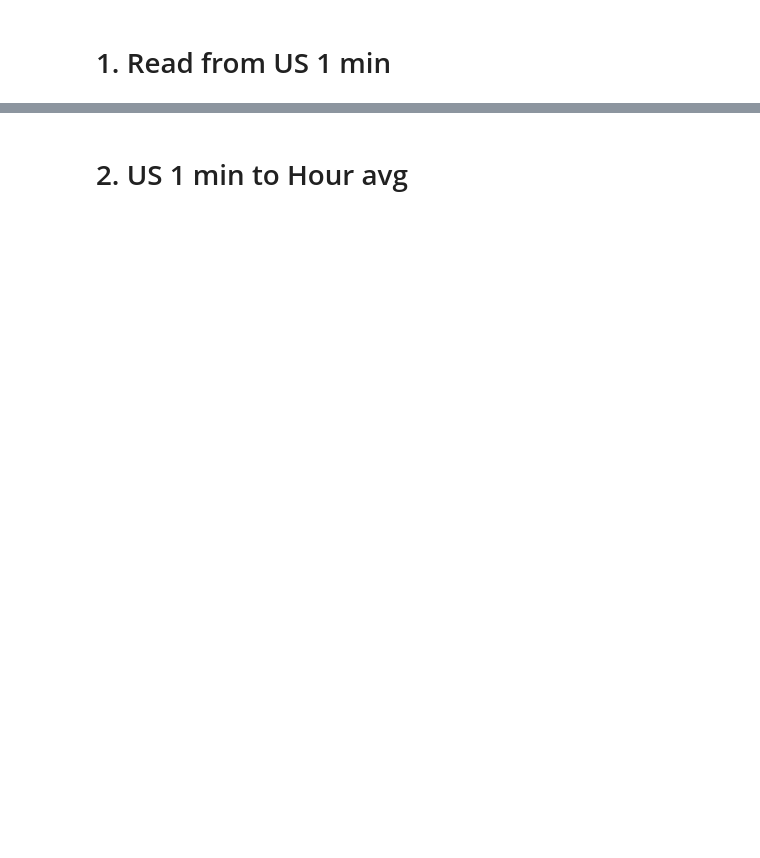
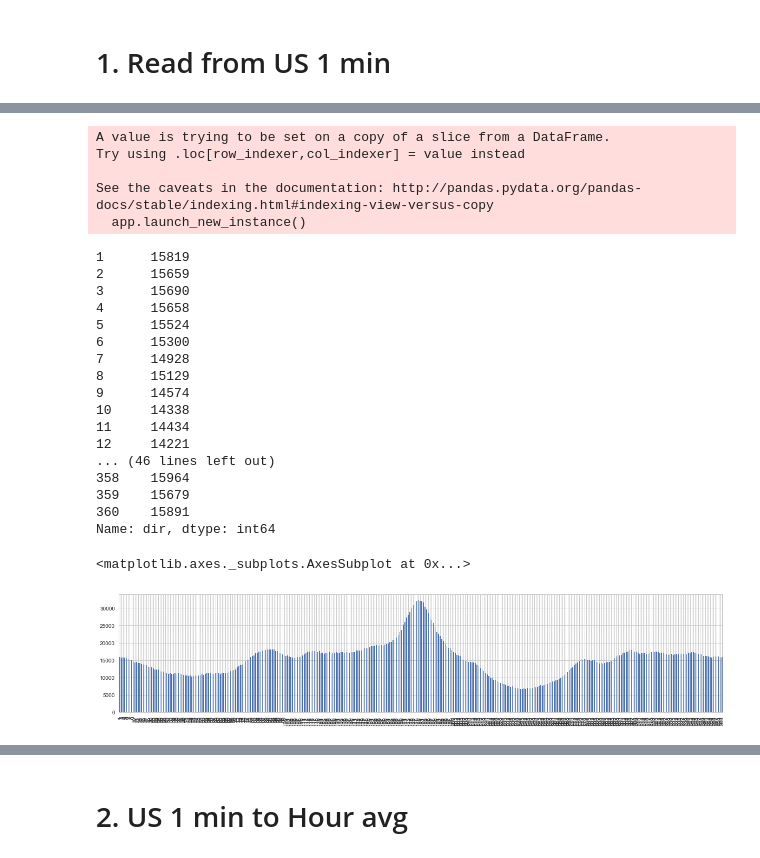
Before and after one commit to cqcn1991/Wind-Speed-Analysis, a Jupyter notebook: file_format.ipynb, the cells around one changed output, grey strips where cells are left out. Saved outputs shown, nothing was run; the diff lists cells and outputs as text; code cells hidden in the pictures; blank space fills up the shorter version.

```diff
--- a/file_format.ipynb
+++ b/file_format.ipynb
@@ -8,0 +8,9 @@ codecs.open('test.html', 'w', encoding='utf-8').write(output)
+# %%
+# file_dir = 'DSM'
+# file_dir = 'SPI'
+# file_dir = 'MSP'
+
+# file_dir = 'DEN'
+# file_dir = 'BIS'
+# file_dir = 'LNK'
+file_dir = 'TOP'
@@ -27,0 +95,34 @@ df.to_csv('DSM/DSM.csv', index=False)
+# %%
+# Drop non-integer data for direction
+df = df[df['dir'].apply(lambda x: str(x).isdigit())]
+df['dir']=pd.to_numeric(df['dir'], downcast='integer', errors='coerce')
+df = df[df['dir'].isin(arange(0,361))]
+# Need to consider 0
+
+display(df.dir.value_counts().sort_index())
+df.dir.value_counts().sort_index().plot(kind='bar', figsize=(20,4))
+# %% [output]
+A value is trying to be set on a copy of a slice from a DataFrame.
+Try using .loc[row_indexer,col_indexer] = value instead
+
+See the caveats in the documentation: http://pandas.pydata.org/pandas-docs/stable/indexing.html#indexing-view-versus-copy
+  app.launch_new_instance()
+1      15819
+2      15659
+3      15690
+4      15658
+5      15524
+6      15300
+7      14928
+8      15129
+9      14574
+10     14338
+11     14434
+12     14221
+... (46 lines left out)
+358    15964
+359    15679
+360    15891
+Name: dir, dtype: int64
+<matplotlib.axes._subplots.AxesSubplot at 0x...>
+[figure, added]
```
Also changed, not shown: parts of 20 cells of this notebook, 4 other files.
